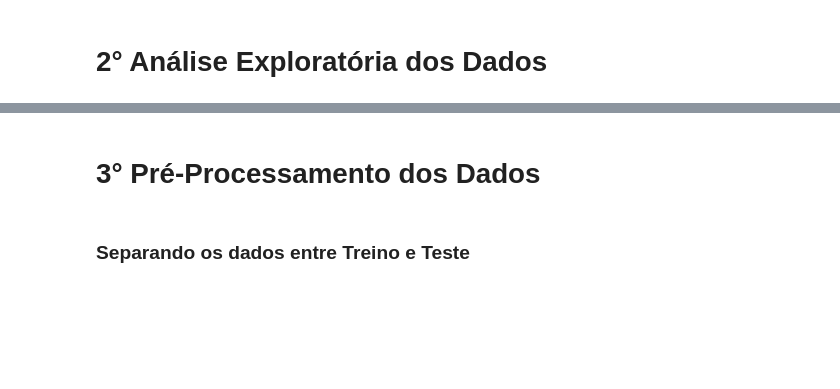
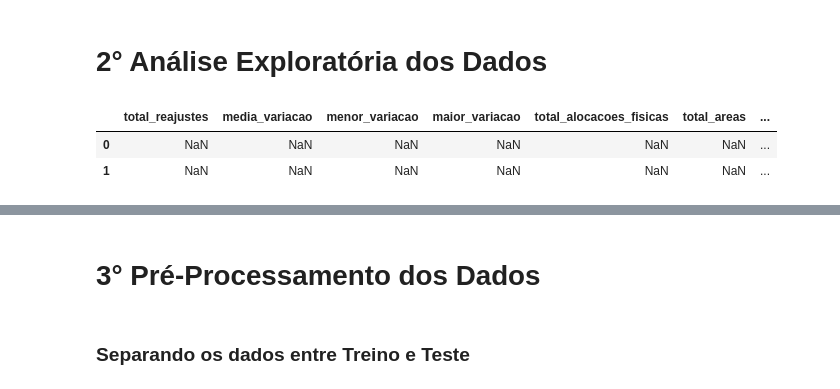
Before and after one commit to evandrocg/CDM, a Jupyter notebook: brmalls_turnover.ipynb, the cells around one changed output, grey strips where cells are left out. Saved outputs shown, nothing was run; the diff lists cells and outputs as text; code cells hidden in the pictures; blank space fills up the shorter version.

```diff
--- a/brmalls_turnover.ipynb
+++ b/brmalls_turnover.ipynb
@@ -39,11 +74,24 @@ from sklearn.neighbors import KNeighborsClassifier
 from sklearn import metrics
 %matplotlib inline
 # %%
-# Se conectando com os dados - Nesse caso, a Fonte de Dados é um Arquivo
-dataset = pd.read_csv('/content/risco.csv')
+# Se conectando com os dados - Nesse caso, a Fonte de Dados é um
+dataset = pd.read_csv('/content/colaborador_ml_brmalls.csv', low_memory=False)
+# %%
+# Renomeando o nome das colunas
+dataset.columns = ['total_reajustes','media_variacao','menor_variacao','maior_variacao',
+                'total_alocacoes_fisicas','total_areas','total_cargos','total_diretorias','total_empresas',
+                'total_funcoes','total_matriculas','total_movimentacoes','total_subareas','alocacao_fisica',
+                'area', 'cargo', 'centro_resultado', 'codigo', 'deficiente', 'diretoria', 'uf_endereco',
+                'estado_civil','funcao','grau_instrucao','nro_horas', 'orientacao_sexual', 'bolsa_estudos',
+                'filhos', 'prazo_contrato', 'primeiro_emprego','raca_cor','religiao','sexo','shopping',
+                'sub_area','vinculo','lideranca','tempo_empresa','idade','faixa_salarial','situacao_empregado']
 # %%
 # Imprime na Tela os primeiros registros
-dataset.head(30)
+dataset.head(2)
+# %% [output]
+|  | total_reajustes | media_variacao | menor_variacao | maior_variacao | total_alocacoes_fisicas | total_areas | ... |
+| 0 | NaN | NaN | NaN | NaN | NaN | NaN | ... |
+| 1 | NaN | NaN | NaN | NaN | NaN | NaN | ... |
 # %%
 # Informações do Dataset - Tipo das Variáveis, Quantidade de linhas (registros) e colunas (variáveis/features)
 dataset.info()
```
Also changed, not shown: parts of 8 cells of this notebook.
